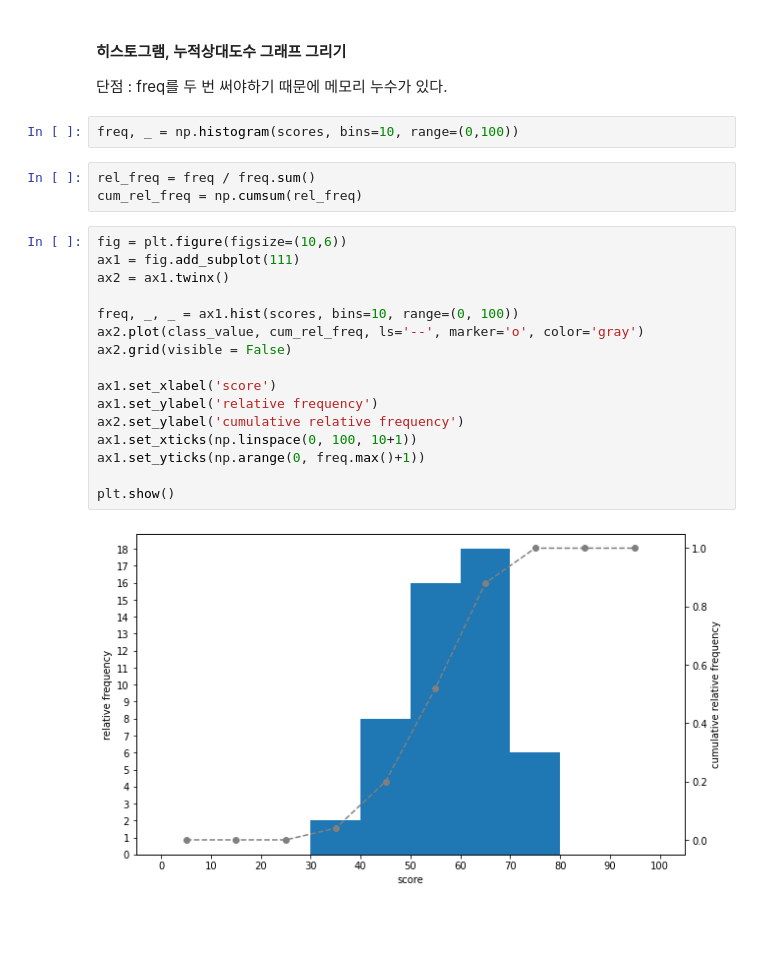
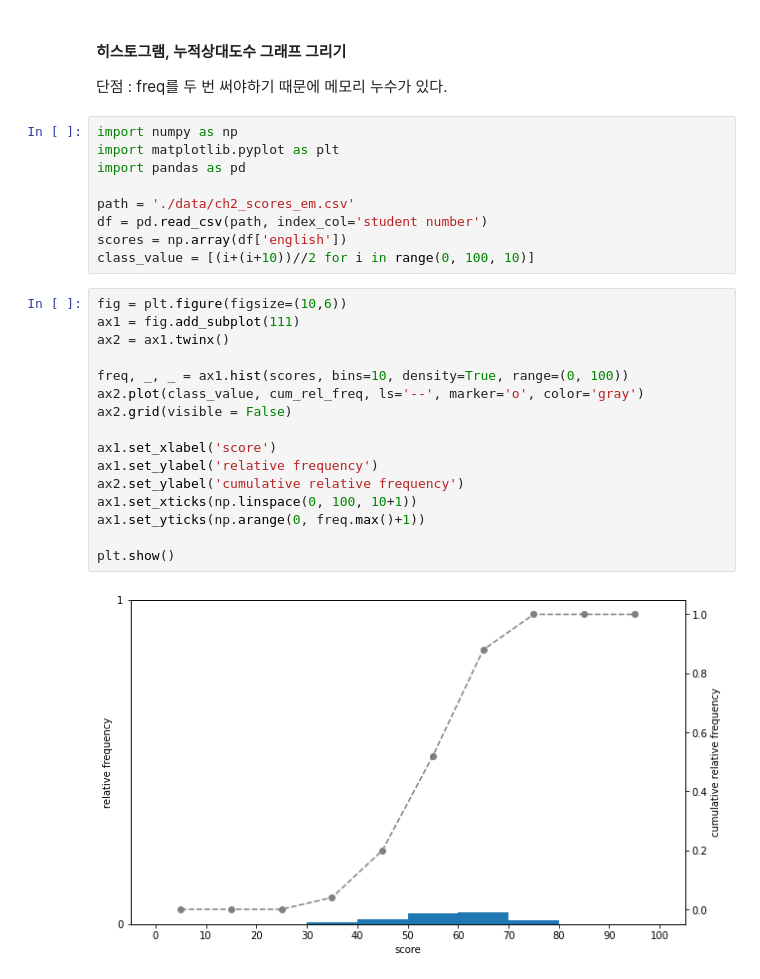
Before and after one commit to woojangchang/TIL, a Jupyter notebook: Python Statistics/ch2. 1차원 데이터 정리.ipynb, the cells around one changed output. Cells and saved outputs as stored; diff of their text form; blank space fills up the shorter version.

```diff
--- a/Python Statistics/ch2. 1차원 데이터 정리.ipynb
+++ b/Python Statistics/ch2. 1차원 데이터 정리.ipynb
@@ -346,26 +346,30 @@ plt.show()
 # %% [markdown]
 #### 히스토그램, 누적상대도수 그래프 그리기
 단점 : freq를 두 번 써야하기 때문에 메모리 누수가 있다.
-# %%
-freq, _ = np.histogram(scores, bins=10, range=(0,100))
-# %%
-rel_freq = freq / freq.sum()
-cum_rel_freq = np.cumsum(rel_freq)
+# %%
+import numpy as np
+import matplotlib.pyplot as plt
+import pandas as pd
+
+path = './data/ch2_scores_em.csv'
+df = pd.read_csv(path, index_col='student number')
+scores = np.array(df['english'])
+class_value = [(i+(i+10))//2 for i in range(0, 100, 10)]
 # %%
 fig = plt.figure(figsize=(10,6))
 ax1 = fig.add_subplot(111)
 ax2 = ax1.twinx()
 
-freq, _, _ = ax1.hist(scores, bins=10, range=(0, 100))
+freq, _, _ = ax1.hist(scores, bins=10, density=True, range=(0, 100))
 ax2.plot(class_value, cum_rel_freq, ls='--', marker='o', color='gray')
 ax2.grid(visible = False)
 
 ax1.set_xlabel('score')
 ax1.set_ylabel('relative frequency')
 ax2.set_ylabel('cumulative relative frequency')
 ax1.set_xticks(np.linspace(0, 100, 10+1))
 ax1.set_yticks(np.arange(0, freq.max()+1))
 
 plt.show()
 # %% [output]
-[figure, old version]
+[figure, new version]
```
Also changed, not shown: 3 other files.
